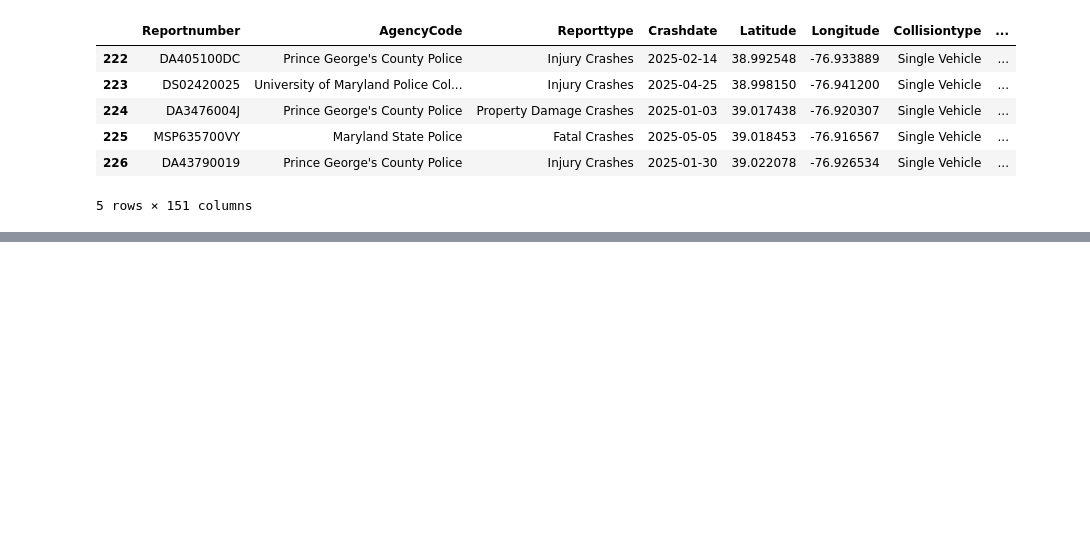
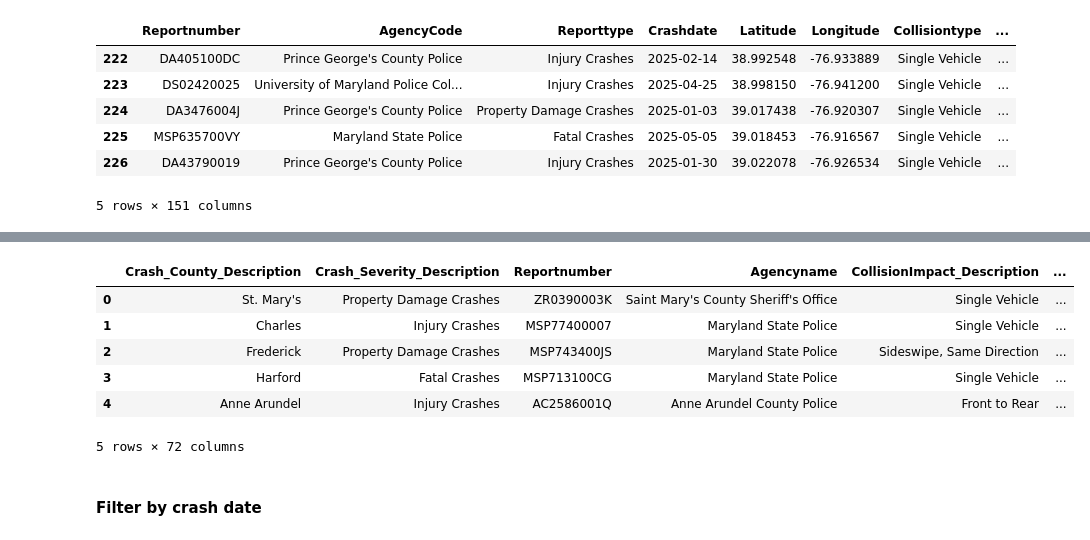
Before and after one commit to p-med/MD_crash_data, a Jupyter notebook: Data_prep.ipynb, the cells around one changed output, grey strips where cells are left out. Cells and saved outputs as stored; diff of their text form; code cells hidden in the pictures; blank space fills up the shorter version.

```diff
--- a/Data_prep.ipynb
+++ b/Data_prep.ipynb
@@ -394,0 +399,2 @@ cp_non_motorists_crash_merged.to_csv('data/Non_Motorist_Crashes_College_Park_201
+# %%
+crash_data_2024 = pd.read_csv('./data/GeneralCrashCounts_Reports_data.csv')
@@ -394,0 +421,15 @@ cp_non_motorists_crash_merged.to_csv('data/Non_Motorist_Crashes_College_Park_201
+# %%
+#Clean tidy dataset
+crash_data_2024.columns = crash_data_2024.columns.str.strip()
+crash_data_2024.columns = crash_data_2024.columns.str.replace(" ", "_")
+crash_data_2024.head(5)
+# %% [output]
+|  | Crash_County_Description | Crash_Severity_Description | Reportnumber | Agencyname | CollisionImpact_Description | ... |
+| 0 | St. Mary's | Property Damage Crashes | ZR0390003K | Saint Mary's County Sheriff's Office | Single Vehicle | ... |
+| 1 | Charles | Injury Crashes | MSP77400007 | Maryland State Police | Single Vehicle | ... |
+| 2 | Frederick | Property Damage Crashes | MSP743400JS | Maryland State Police | Sideswipe, Same Direction | ... |
+| 3 | Harford | Fatal Crashes | MSP713100CG | Maryland State Police | Single Vehicle | ... |
+| 4 | Anne Arundel | Injury Crashes | AC2586001Q | Anne Arundel County Police | Front to Rear | ... |
+5 rows × 72 columns
+# %% [markdown]
+#### Filter by crash date
```
Also changed, not shown: parts of 8 cells of this notebook, 1 other file.
